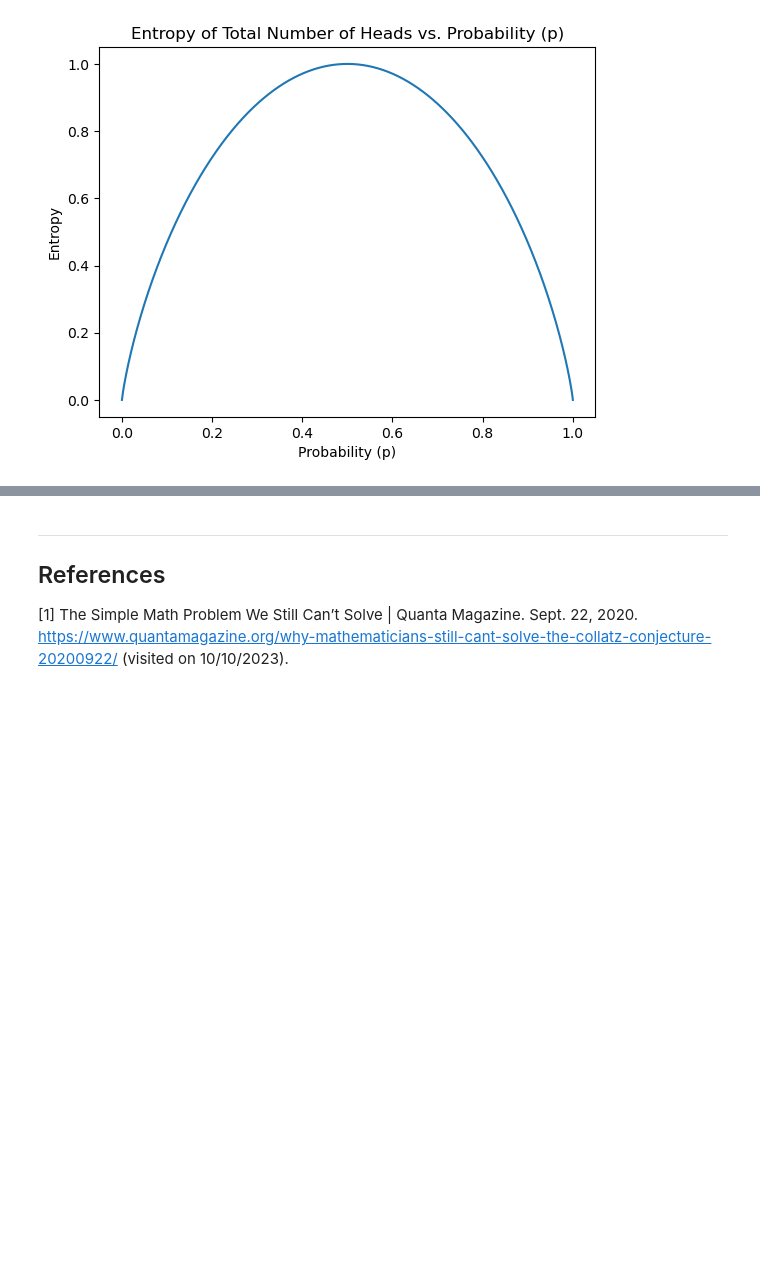
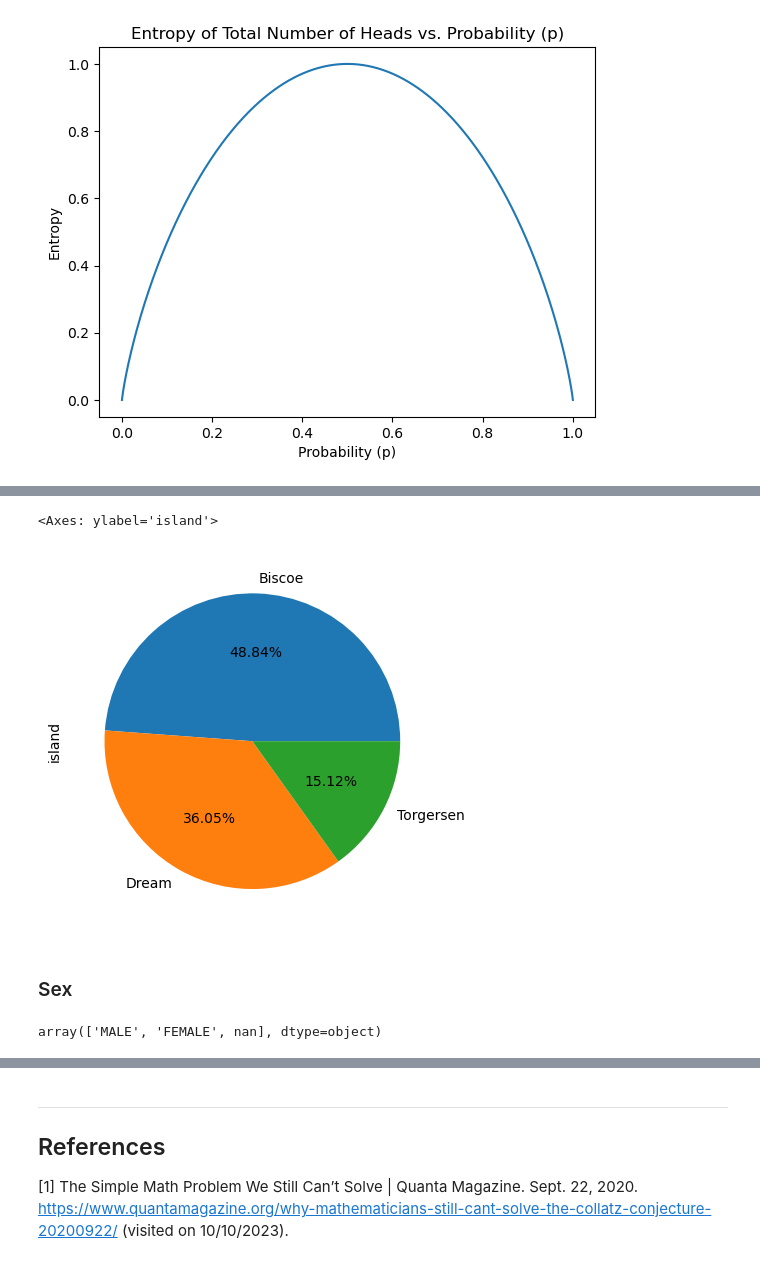
Before and after one commit to emma2d/Fundamentals_of_DA, a Jupyter notebook: tasks.ipynb, the cells around one changed output, grey strips where cells are left out. Saved outputs shown, nothing was run; the diff lists cells and outputs as text; code cells hidden in the pictures; blank space fills up the shorter version.

```diff
--- a/tasks.ipynb
+++ b/tasks.ipynb
@@ -395,0 +463,12 @@ plt.show()
+# %%
+Island=penguin_data.island.value_counts()
+Island.plot(kind='pie',autopct="%.2f%%")
+# %% [output]
+<Axes: ylabel='island'>
+[figure, added]
+# %% [markdown]
+### Sex
+# %%
+penguin_data['sex'].unique()
+# %% [output]
+array(['MALE', 'FEMALE', nan], dtype=object)
```
Also changed, not shown: parts of 32 cells of this notebook.
